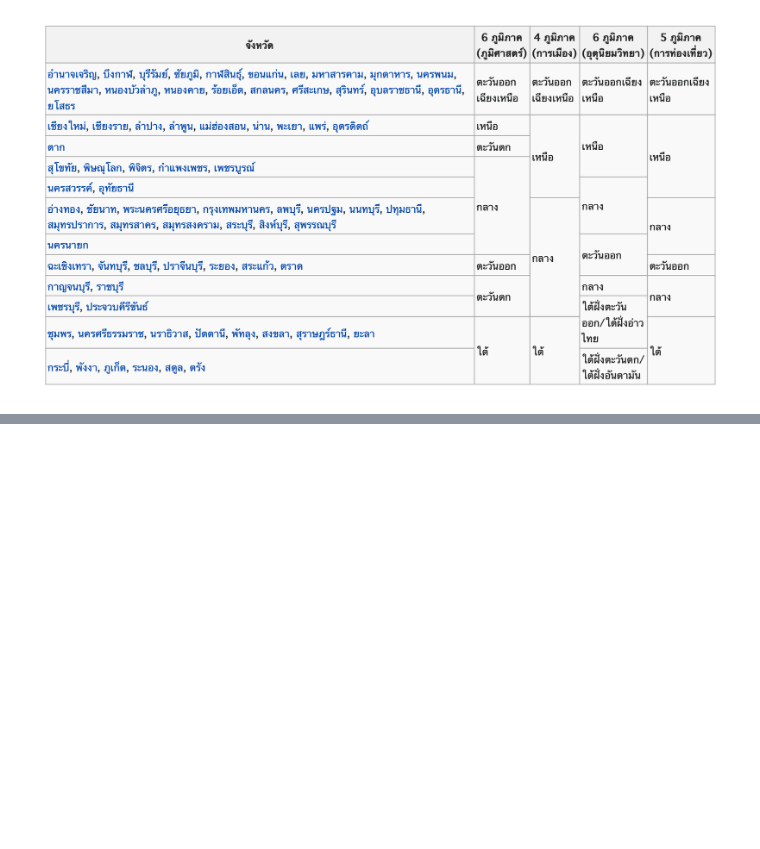
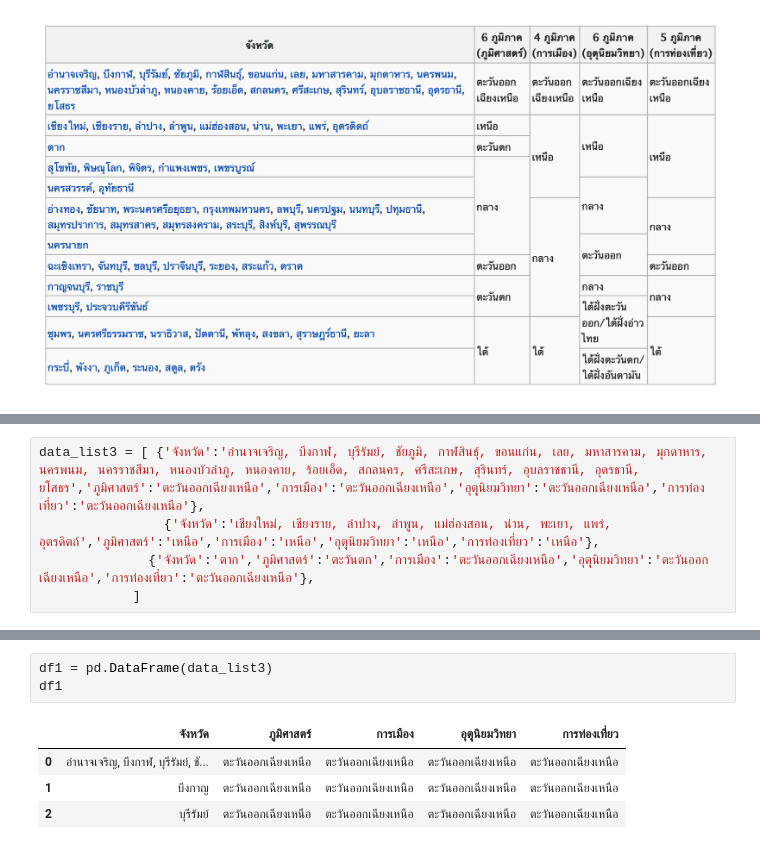
Before and after one commit to team0243/data_viz_2022, a Jupyter notebook: Pandas102.ipynb, the cells around one changed output, grey strips where cells are left out. Cells and saved outputs as stored; diff of their text form; blank space fills up the shorter version.

```diff
--- a/Pandas102.ipynb
+++ b/Pandas102.ipynb
@@ -425,0 +497,5 @@ data_item = [['account',['Jones LLC','Alpha Co','Blue Inc']],
+# %%
+data_list3 = [ {'จังหวัด':'อำนาจเจริญ, บึงกาฬ, บุรีรัมย์, ชัยภูมิ, กาฬสินธุ์, ขอนแก่น, เลย, มหาสารคาม, มุกดาหาร, นครพนม, นครราชสีมา, หนองบัวลำภู, หนองคาย, ร้อยเอ็ด, สกลนคร, ศรีสะเกษ, สุรินทร์, อุบลราชธานี, อุดรธานี, ยโสธร','ภูมิศาสตร์':'ตะวันออกเฉียงเหนือ','การเมือง':'ตะวันออกเฉียงเหนือ','อุตุุนิยมวิทยา':'ตะวันออกเฉียงเหนือ','การท่องเที่ยว':'ตะวันออกเฉียงเหนือ'},
+                {'จังหวัด':'เชียงใหม่, เชียงราย, ลำปาง, ลำพูน, แม่ฮ่องสอน, น่าน, พะเยา, แพร่, อุตรดิตถ์','ภูมิศาสตร์':'เหนือ','การเมือง':'เหนือ','อุตุุนิยมวิทยา':'เหนือ','การท่องเที่ยว':'เหนือ'},
+              {'จังหวัด':'ตาก','ภูมิศาสตร์':'ตะวันตก','การเมือง':'ตะวันออกเฉียงเหนือ','อุตุุนิยมวิทยา':'ตะวันออกเฉียงเหนือ','การท่องเที่ยว':'ตะวันออกเฉียงเหนือ'},
+            ]
@@ -425,0 +520,8 @@ data_item = [['account',['Jones LLC','Alpha Co','Blue Inc']],
+# %%
+df1 = pd.DataFrame(data_list3)
+df1
+# %% [output]
+|  | จังหวัด | ภูมิศาสตร์ | การเมือง | อุตุุนิยมวิทยา | การท่องเที่ยว |
+| 0 | อำนาจเจริญ, บึงกาฬ, บุรีรัมย์, ชั... | ตะวันออกเฉียงเหนือ | ตะวันออกเฉียงเหนือ | ตะวันออกเฉียงเหนือ | ตะวันออกเฉียงเหนือ |
+| 1 | บึงกาญ | ตะวันออกเฉียงเหนือ | ตะวันออกเฉียงเหนือ | ตะวันออกเฉียงเหนือ | ตะวันออกเฉียงเหนือ |
+| 2 | บุรีรัมย์ | ตะวันออกเฉียงเหนือ | ตะวันออกเฉียงเหนือ | ตะวันออกเฉียงเหนือ | ตะวันออกเฉียงเหนือ |
```
Also changed, not shown: parts of 8 cells of this notebook.
